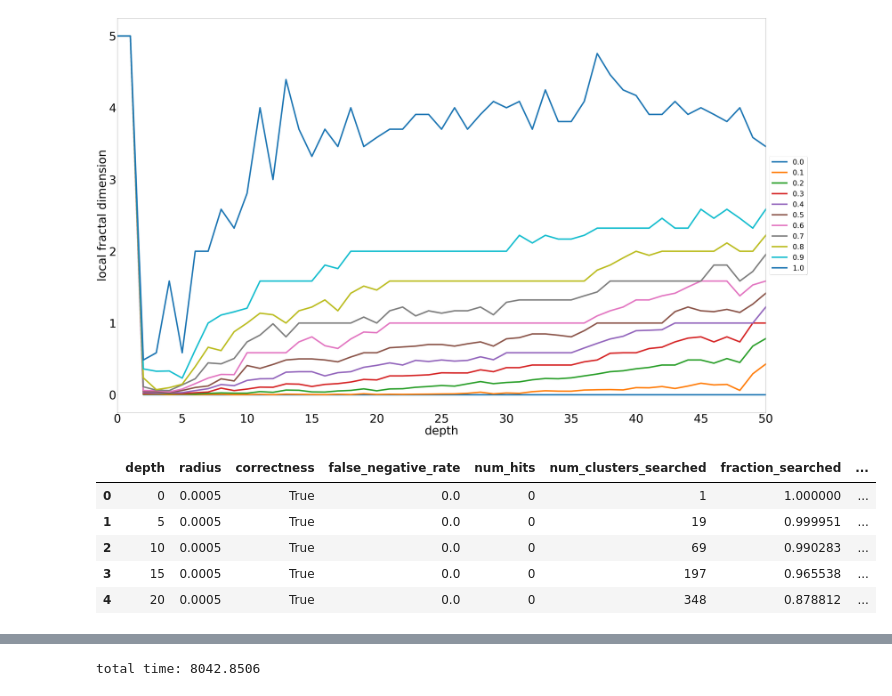
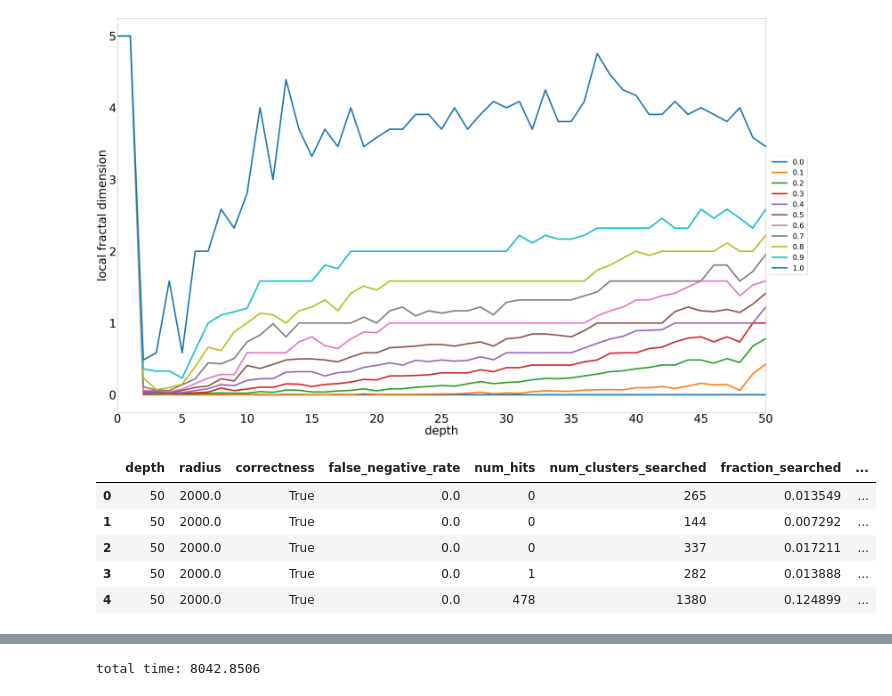
Before and after one commit to nishaq503/CHESS, a Jupyter notebook: data_vis.ipynb, the cells around one changed output, grey strips where cells are left out. Drawn from its saved outputs; the diff is of its cells as text; code cells hidden in the pictures.

```diff
--- a/data_vis.ipynb
+++ b/data_vis.ipynb
@@ -146,27 +146,27 @@ my_plt.get_figure().savefig(f'plots/lfd_vs_depth_{dataset}_{metric}.png')
 num_queries = 50
 # %%
 raw_data = pd.read_csv(
-    f'logs/search_benchmarks_{dataset}_{metric}.csv',
+    f'logs/vs_FALCONN/search_benchmarks_{dataset}_{metric}.csv',
     dtype={
         'depth': int,
         'radius': np.float64,
         'correctness': bool,
         'false_negative_rate': np.float64,
         'num_hits': int,
         'num_clusters_searched': int,
         'fraction_searched': np.float64,
         'df_calls_made': int,
         'linear_time': np.float64,
         'chess_time': np.float64,
         'speedup_factor': np.float64,
     }
 )
 # raw_data = raw_data[:140]
 raw_data.head()
 # %% [output]
 |  | depth | radius | correctness | false_negative_rate | num_hits | num_clusters_searched | fraction_searched | ... |
-| 0 | 0 | 0.0005 | True | 0.0 | 0 | 1 | 1.000000 | ... |
-| 1 | 5 | 0.0005 | True | 0.0 | 0 | 19 | 0.999951 | ... |
-| 2 | 10 | 0.0005 | True | 0.0 | 0 | 69 | 0.990283 | ... |
-| 3 | 15 | 0.0005 | True | 0.0 | 0 | 197 | 0.965538 | ... |
-| 4 | 20 | 0.0005 | True | 0.0 | 0 | 348 | 0.878812 | ... |
+| 0 | 50 | 2000.0 | True | 0.0 | 0 | 265 | 0.013549 | ... |
+| 1 | 50 | 2000.0 | True | 0.0 | 0 | 144 | 0.007292 | ... |
+| 2 | 50 | 2000.0 | True | 0.0 | 0 | 337 | 0.017211 | ... |
+| 3 | 50 | 2000.0 | True | 0.0 | 1 | 282 | 0.013888 | ... |
+| 4 | 50 | 2000.0 | True | 0.0 | 478 | 1380 | 0.124899 | ... |
```
Also changed, not shown: parts of 3 cells of this notebook, 3 other files.
